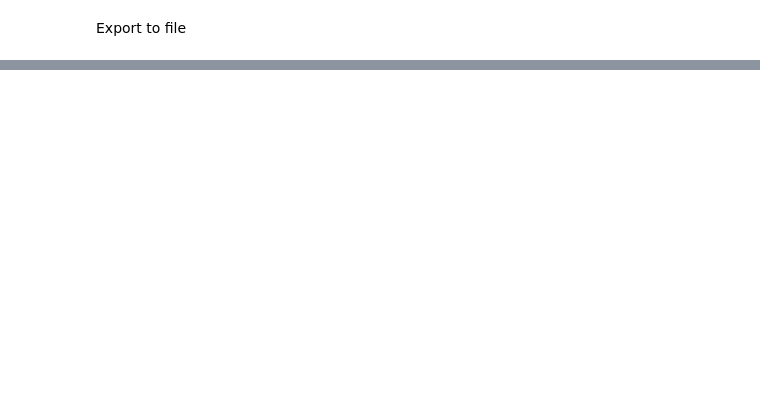
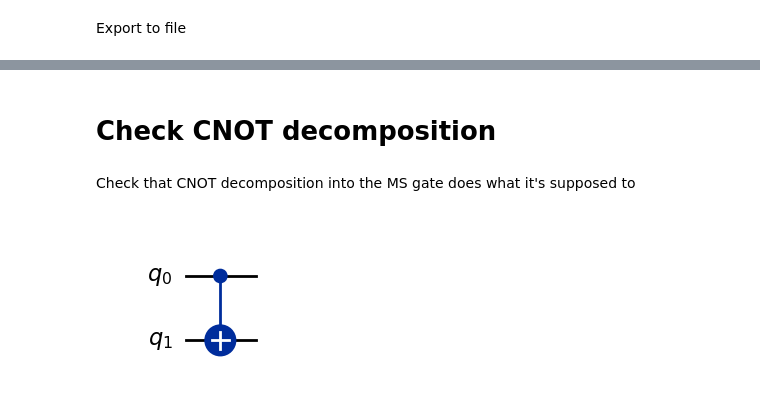
Before and after one commit to mapa21/quantum-hackaton-2025, a Jupyter notebook: qft8_qiskit.ipynb, the cells around one changed output, grey strips where cells are left out. Cells and saved outputs as stored; diff of their text form; code cells hidden in the pictures; blank space fills up the shorter version.

```diff
--- a/qft8_qiskit.ipynb
+++ b/qft8_qiskit.ipynb
@@ -135,0 +374,2 @@ print(operations[0][2]._index)
+# %% [markdown]
+# Check CNOT decomposition
@@ -135,0 +403,10 @@ print(operations[0][2]._index)
+# %% [markdown]
+Check that CNOT decomposition into the MS gate does what it's supposed to
+# %%
+# Create quantum circuit with single CNOT
+
+qc = QuantumCircuit(2)
+qc.cx(0, 1)
+qc.draw("mpl")
+# %% [output]
+[figure, added]
```
Also changed, not shown: parts of 39 cells of this notebook.
